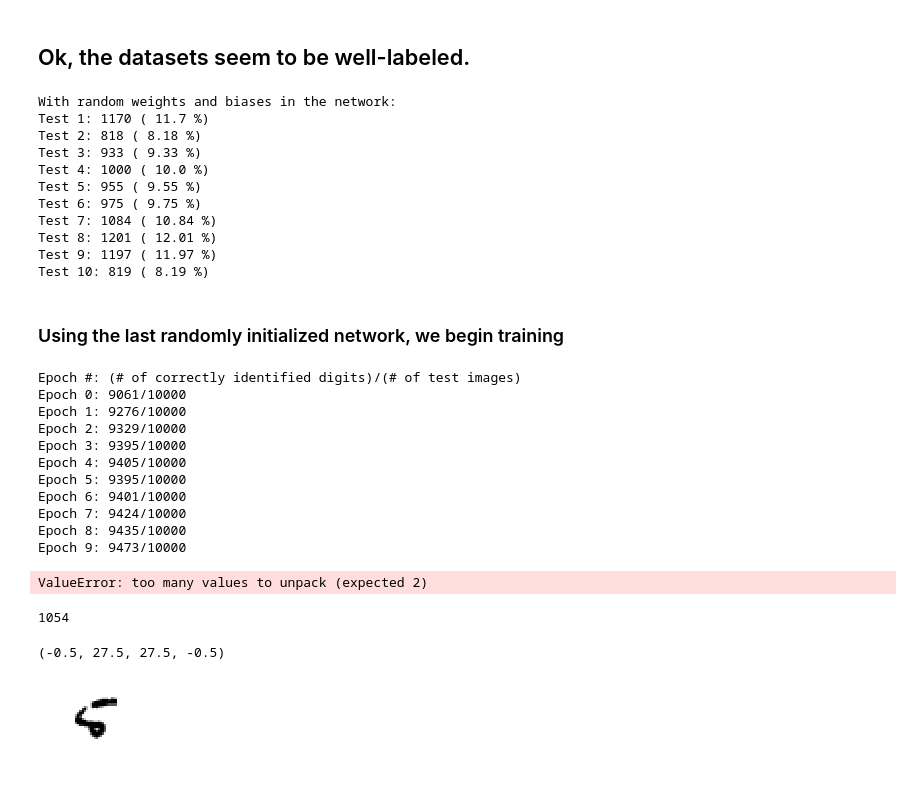
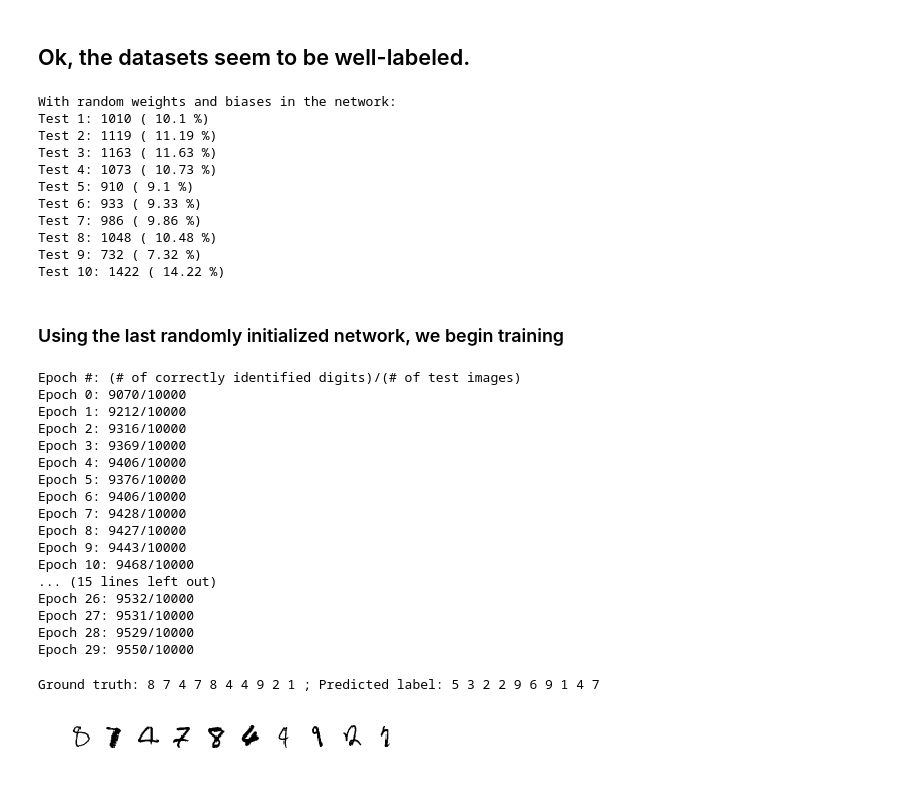
Before and after one commit to kvenkman/mnist_demo, a Jupyter notebook: DL_NN Chapter 1.ipynb, the cells around one changed output. Drawn from its saved outputs; the diff is of its cells as text; code cells hidden in the pictures.

```diff
--- a/DL_NN Chapter 1.ipynb
+++ b/DL_NN Chapter 1.ipynb
@@ -185,7 +185,7 @@ def bad_classifications(network, test_data):
     for (x, ground_truth) in test_data:
         output = np.argmax(network.feedforward(x))
         if (output != ground_truth):
-            misclassified += (x, output)
+            misclassified += [(x, ground_truth, output)]
 
     return misclassified
 # %%
@@ -195,20 +195,20 @@ test_data_copy = tuple(test_data)
 print("With random weights and biases in the network: ")
 
 for i in range(10):
-    net = Network([784, 30, 10])
+    net = Network([784, 30, 30, 10])
     net.initial_test(test_data_copy, i+1)
 # %% [output]
 With random weights and biases in the network:
-Test 1: 1170 ( 11.7 %)
-Test 2: 818 ( 8.18 %)
-Test 3: 933 ( 9.33 %)
-Test 4: 1000 ( 10.0 %)
-Test 5: 955 ( 9.55 %)
-Test 6: 975 ( 9.75 %)
-Test 7: 1084 ( 10.84 %)
-Test 8: 1201 ( 12.01 %)
-Test 9: 1197 ( 11.97 %)
-Test 10: 819 ( 8.19 %)
+Test 1: 1010 ( 10.1 %)
+Test 2: 1119 ( 11.19 %)
+Test 3: 1163 ( 11.63 %)
+Test 4: 1073 ( 10.73 %)
+Test 5: 910 ( 9.1 %)
+Test 6: 933 ( 9.33 %)
+Test 7: 986 ( 9.86 %)
+Test 8: 1048 ( 10.48 %)
+Test 9: 732 ( 7.32 %)
+Test 10: 1422 ( 14.22 %)
 # %% [markdown]
 ### Using the last randomly initialized network, we begin training
 # %%
@@ -216,33 +216,39 @@ print("Epoch #: (# of correctly identified digits)/(# of test images)")
 net.SGD(training_data, 30, 10, 3.0, test_data=test_data_copy)
 # %% [output]
 Epoch #: (# of correctly identified digits)/(# of test images)
-Epoch 0: 9061/10000
-Epoch 1: 9276/10000
-Epoch 2: 9329/10000
-Epoch 3: 9395/10000
-Epoch 4: 9405/10000
-Epoch 5: 9395/10000
-Epoch 6: 9401/10000
-Epoch 7: 9424/10000
-Epoch 8: 9435/10000
-Epoch 9: 9473/10000
+Epoch 0: 9070/10000
+Epoch 1: 9212/10000
+Epoch 2: 9316/10000
+Epoch 3: 9369/10000
+Epoch 4: 9406/10000
+Epoch 5: 9376/10000
+Epoch 6: 9406/10000
+Epoch 7: 9428/10000
+Epoch 8: 9427/10000
+Epoch 9: 9443/10000
+Epoch 10: 9468/10000
+... (15 lines left out)
+Epoch 26: 9532/10000
+Epoch 27: 9531/10000
+Epoch 28: 9529/10000
+Epoch 29: 9550/10000
 # %%
 misclassified = bad_classifications(net, test_data_copy)
 
-label_string = "Predicted label: "
+predicted_labels = "Predicted label: "
+actual_labels = "Ground truth: "
 
-for i in range(5):
+n_examples = 10
+for i in range(n_examples):
     index = random.randint(0, len(misclassified))
-    (x, y) = misclassified[index]
-    label_string += str(y) + " "
-    plt.subplot(1, 5, i)
+    (x, y, z) = misclassified[index]
+    predicted_labels += str(z) + " "
+    actual_labels += str(y) + " "
+    plt.subplot(1, n_examples, i+1)
     plt.imshow(x.reshape(28, 28), cmap = 'binary')
     plt.axis('off')
 
-print(label_string)
+print(actual_labels + "; " + predicted_labels)
 # %% [output]
-ValueError: too many values to unpack (expected 2)
+Ground truth: 8 7 4 7 8 4 4 9 2 1 ; Predicted label: 5 3 2 2 9 6 9 1 4 7
+[figure, added]
-# %%
-len(misclassified)
-# %% [output]
-1054
@@ -251,7 +254,0 @@ a = misclassified[0]
-# %%
-plt.subplot(1, 5, 1)
-plt.imshow(a.reshape(28, 28), cmap = 'binary')
-plt.axis('off')
-# %% [output]
-(-0.5, 27.5, 27.5, -0.5)
-[figure, removed]
```
Also changed, not shown: parts of 4 cells of this notebook.
